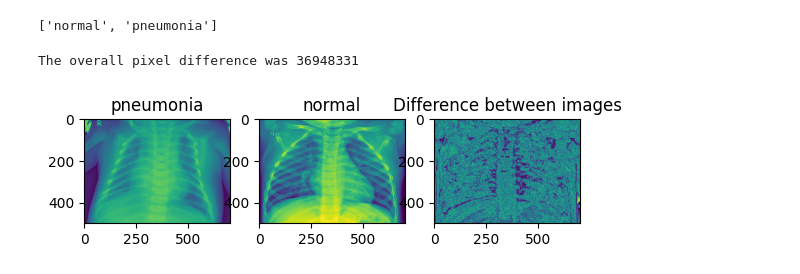
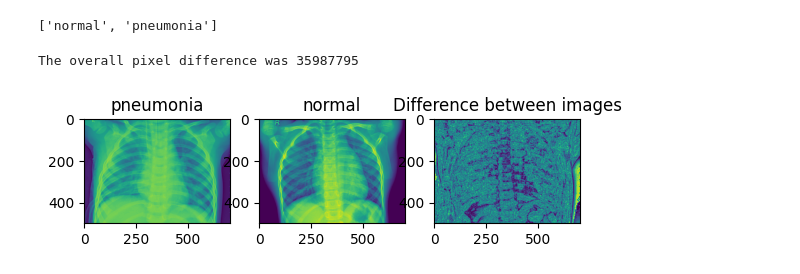
Before and after one commit to sarambulo/Pneumonia_detection, a Jupyter notebook: notebooks/Pneumonia_detection.ipynb, the cells around one changed output. Drawn from its saved outputs; the diff is of its cells as text; code cells hidden in the pictures.

```diff
--- a/notebooks/Pneumonia_detection.ipynb
+++ b/notebooks/Pneumonia_detection.ipynb
@@ -448,20 +438,21 @@ Because this model will not be trained in batches and will work with smaller ima
 # %%
 # Dataset params
 image_size = (500, 700)
-batch_size = None
 label_mode = 'binary'
 color_mode = 'grayscale'
 crop_to_aspect_ratio = False
+shuffle = False
 seed = 888
 # %%
 train_dataset = image_dataset_from_directory(
     path / 'train',
     label_mode = label_mode,
     color_mode = color_mode,
-    batch_size = batch_size,
+    batch_size = 50,
     crop_to_aspect_ratio = crop_to_aspect_ratio,
     seed = seed,
-    image_size = image_size
+    image_size = image_size,
+    shuffle = shuffle
 )
 # %% [output]
 Found 5217 files belonging to 2 classes.
@@ -484,10 +461,11 @@ test_dataset = image_dataset_from_directory(
     path / 'test',
     label_mode = label_mode,
     color_mode = color_mode,
-    batch_size = batch_size,
+    batch_size = None,
     crop_to_aspect_ratio = crop_to_aspect_ratio,
     seed = seed,
-    image_size = image_size
+    image_size = image_size,
+    shuffle = shuffle
 )
 # %% [output]
 Found 624 files belonging to 2 classes.
@@ -499,22 +477,22 @@ class_names
 # %%
 fig, [ax1, ax2, ax3] = plt.subplots(1, 3)
 for new_image, label_actual in test_dataset:
-    new_image = new_image.numpy().astype('uint8')
+    new_image = new_image.numpy().astype('uint8').reshape(*image_size)
     ax1.set_title(class_names[int(label_actual)])
     ax1.imshow(new_image)
     for image, label in train_dataset:
-        image = image.numpy().astype('uint8')
+        image = image.numpy().astype('uint8').reshape(*image_size)
         ax2.set_title(class_names[int(label)])
         ax2.imshow(image)
         diff = (new_image - image) ** 2
         ax3.set_title("Difference between images")
         ax3.imshow(diff)
         print(f"The overall pixel difference was {np.sum(diff)}")
         break
     break
 plt.show()
 # %% [output]
-The overall pixel difference was 36948331
+The overall pixel difference was 35987795
-[figure, old version]
+[figure, new version]
 # %%
 results = []
```
Also changed, not shown: parts of 16 cells of this notebook, 4 other files.
